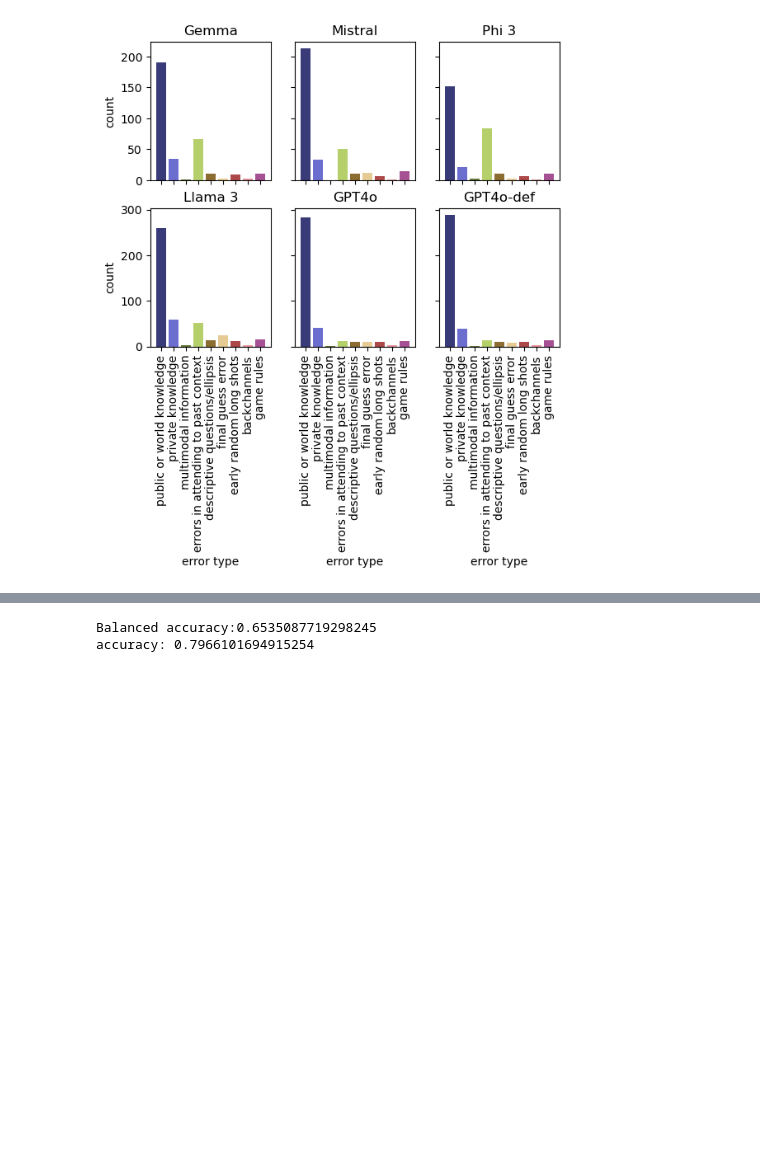
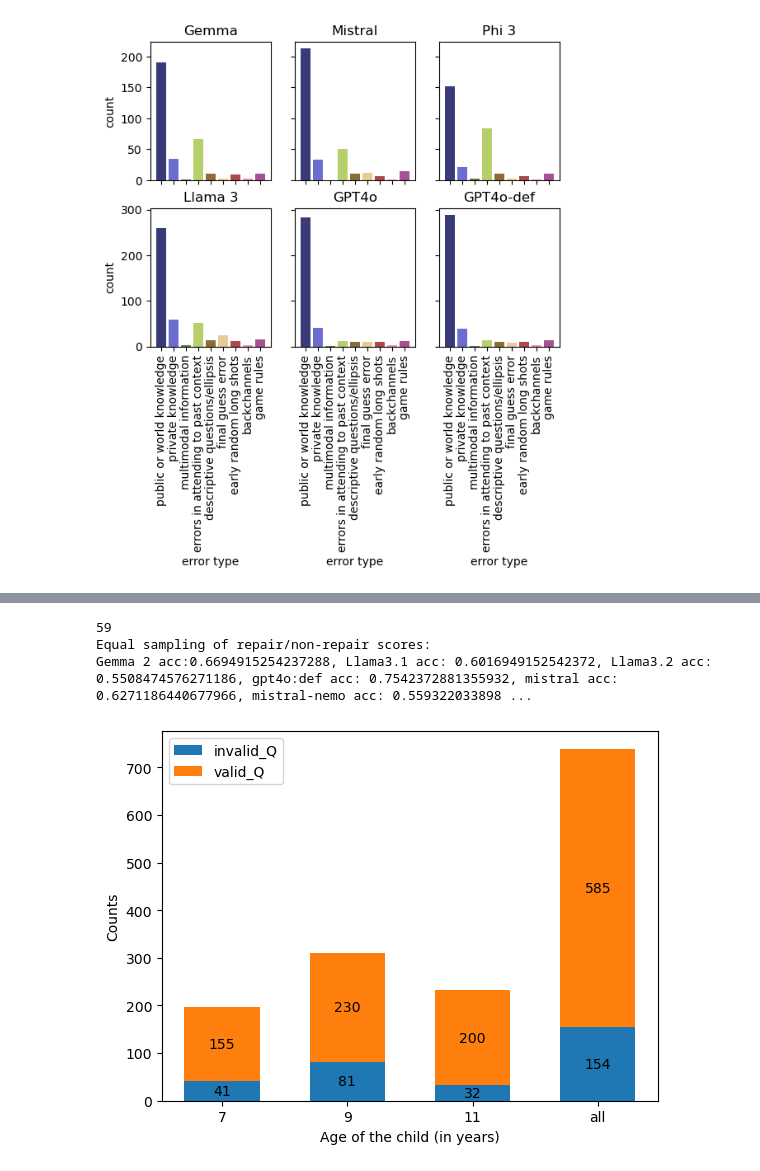
Before and after one commit to abhishek-agrawal94/common-ground, a Jupyter notebook: stats.ipynb, the cells around one changed output, grey strips where cells are left out. Cells and saved outputs as stored; diff of their text form; code cells hidden in the pictures; blank space fills up the shorter version.

```diff
--- a/stats.ipynb
+++ b/stats.ipynb
@@ -681,7 +407,6 @@ accuracies Gemma 7b acc:0.48333333333333334, mistral-masked acc: 0.6, mistral ac
 import pandas as pd
 from glob import glob
 from sklearn.metrics import accuracy_score, balanced_accuracy_score, confusion_matrix, ConfusionMatrixDisplay
-import matplotlib.pyplot as plt
 
 csv_files = glob("data/prompts/*.csv")
 df_concat = pd.concat([pd.read_csv(f) for f in csv_files], ignore_index=True)
@@ -694,22 +419,81 @@ df_child_guess = df_concat[df_concat["guesser_type"]=="child"]
 #result = df_child_guess[df_child_guess['is_valid'].notnull() & df_child_guess['llama3'].isnull()]
 #print(result)
 
-df_child_guess = df_child_guess[~df_child_guess["is_valid"].isna()]
+df_child_guess = df_child_guess[~df_child_guess["agreement"].isna()]
 #print(len(df_child_guess))
 df_child_repair = df_child_guess[df_child_guess["initiate_repair"] == 1]
+print(len(df_child_repair))
 #print("Balanced accuracy:{}".format(balanced_accuracy_score(df_child_repair["is_valid"], df_child_repair["mistral-fewshot"])))
 #print("accuracy: {}".format(accuracy_score(df_child_repair["is_valid"], df_child_repair["mistral-fewshot"])))
 
-df_child_non_repair_valid = df_child_guess[(df_child_guess["initiate_repair"] == 0) & (df_child_guess["is_valid"] == 1)]
-df_child_non_repair_invalid = df_child_guess[(df_child_guess["initiate_repair"] == 0) & (df_child_guess["is_valid"] == 0)]
-df_child_non_repair_valid = df_child_non_repair_valid.sample(n=2)
-df_child_non_repair_invalid = df_child_non_repair_invalid.sample(n=57)
+df_child_non_repair_valid = df_child_guess[(df_child_guess["initiate_repair"] == 0) & (df_child_guess["agreement"] == 1)]
+df_child_non_repair_invalid = df_child_guess[(df_child_guess["initiate_repair"] == 0) & (df_child_guess["agreement"] == 0)]
+df_child_non_repair_valid = df_child_non_repair_valid.sample(n=56)
+df_child_non_repair_invalid = df_child_non_repair_invalid.sample(n=3)
 df = pd.concat([df_child_repair, df_child_non_repair_valid, df_child_non_repair_invalid], ignore_index=True)
-print("Balanced accuracy:{}".format(balanced_accuracy_score(df["is_valid"], df["mistral-fewshot"])))
-print("accuracy: {}".format(accuracy_score(df["is_valid"], df["mistral-fewshot"])))
+print("Equal sampling of repair/non-repair scores:")
+print(f"Gemma 2 acc:{accuracy_score(df['agreement'], df['gemma2-replaced'])}, Llama3.1 acc: {accuracy_score(df['agreement'], df['llama3.1-replaced'])}, Llama3.2 acc: {accuracy_score(df['agreement'], df['llama3.2-replaced'])}, gpt4o:def acc: {accuracy_score(df['agreement'], df['gpt4o:def-replaced'])}, mistral acc: {accuracy_score(df['agreement'], df['mistral-replaced'])}, mistral-nemo acc: {accuracy_score(df['agreement'], df['mistral-nemo-replaced'])}, phi 3 med acc: {accuracy_score(df['agreement'], df['phi3:medium-replaced'])}")
+#print("Balanced accuracies Gemma 2 acc:{}, mistral-nemo acc: {}, mistral acc: {}, llama3.1 acc: {}, llama3.2 acc: {}, gpt4o:def acc: {}, phi3:medium acc: {}".format(balanced_accuracy_score(df["agreement"], df["gemma2-replaced"]),balanced_accuracy_score(df["agreement"], df["mistral-nemo-replaced"]), balanced_accuracy_score(df["agreement"], df["mistral-replaced"]), balanced_accuracy_score(df["agreement"], df["llama3.1-replaced"]), balanced_accuracy_score(df["agreement"], df["llama3.2-replaced"]), balanced_accuracy_score(df["agreement"], df["gpt4o:def-replaced"]), balanced_accuracy_score(df["agreement"], df["phi3:medium-replaced"])))
+#print("Balanced accuracy:{}".format(balanced_accuracy_score(df["is_valid"], df["mistral-fewshot"])))
+#print("accuracy: {}".format(accuracy_score(df["is_valid"], df["mistral-fewshot"])))
 #df_child_repair["is_valid"].value_counts()
 #print(len(df_child_guess))
 #df_child_guess
 # %% [output]
-Balanced accuracy:0.6535087719298245
-accuracy: 0.7966101694915254
+59
+Equal sampling of repair/non-repair scores:
+Gemma 2 acc:0.6694915254237288, Llama3.1 acc: 0.6016949152542372, Llama3.2 acc: 0.5508474576271186, gpt4o:def acc: 0.7542372881355932, mistral acc: 0.6271186440677966, mistral-nemo acc: 0.559322033898 ...
+# %%
+import pandas as pd
+from glob import glob
+from sklearn.metrics import accuracy_score, balanced_accuracy_score, confusion_matrix, ConfusionMatrixDisplay
+import matplotlib.pyplot as plt
+import numpy as np
+
+csv_files = glob("data/prompts/*.csv")
+df_concat = pd.concat([pd.read_csv(f) for f in csv_files], ignore_index=True)
+df_concat = df_concat[~df_concat["guesser_type"].isna()]
+#print(df_concat["guesser_type"].unique())
+
+df_concat["guesser_type"] = df_concat["guesser_type"].apply(lambda x: x.strip())
+df_child_guess = df_concat[df_concat["guesser_type"]=="child"]
+
+#result = df_child_guess[df_child_guess['is_valid'].notnull() & df_child_guess['llama3'].isnull()]
+#print(result)
+
+df_child_guess = df_child_guess[~df_child_guess["agreement"].isna()]
+temp_df = df_child_guess.groupby(["child_age", "agreement"]).size().reset_index()
+#print(temp_df)
+temp_df = temp_df.rename(columns={0: "values"})
+#print(len(df_child_guess))
+
+ages = ["7", "9", "11", "all"]
+
+counts = {"invalid_Q": [], "valid_Q":[]}
+
+for age in sorted(temp_df["child_age"].unique()):
+    counts["invalid_Q"].append(temp_df.loc[(temp_df['child_age'] == age) & (temp_df['agreement'] == 0), 'values'].values[0])
+    counts["valid_Q"].append(temp_df.loc[(temp_df['child_age'] == age) & (temp_df['agreement'] == 1), 'values'].values[0])
+
+counts["invalid_Q"].append(temp_df[temp_df["agreement"] == 0]["values"].sum())
+counts["valid_Q"].append(temp_df[temp_df["agreement"] == 1]["values"].sum())
+
+width = 0.6  # the width of the bars: can also be len(x) sequence
+
+
+fig, ax = plt.subplots()
+bottom = np.zeros(4)
+
+for item, item_count in counts.items():
+    p = ax.bar(ages, item_count, width, label=item, bottom=bottom)
+    bottom += item_count
+
+    ax.bar_label(p, label_type='center')
+
+ax.set_xlabel('Age of the child (in years)')
+ax.set_ylabel('Counts')
+ax.legend()
+plt.savefig("data/results/valid_invalid_distribution.png", dpi=300)
+plt.show()
+# %% [output]
+[figure, added]
```
Also changed, not shown: parts of 12 cells of this notebook, 1 other file.
